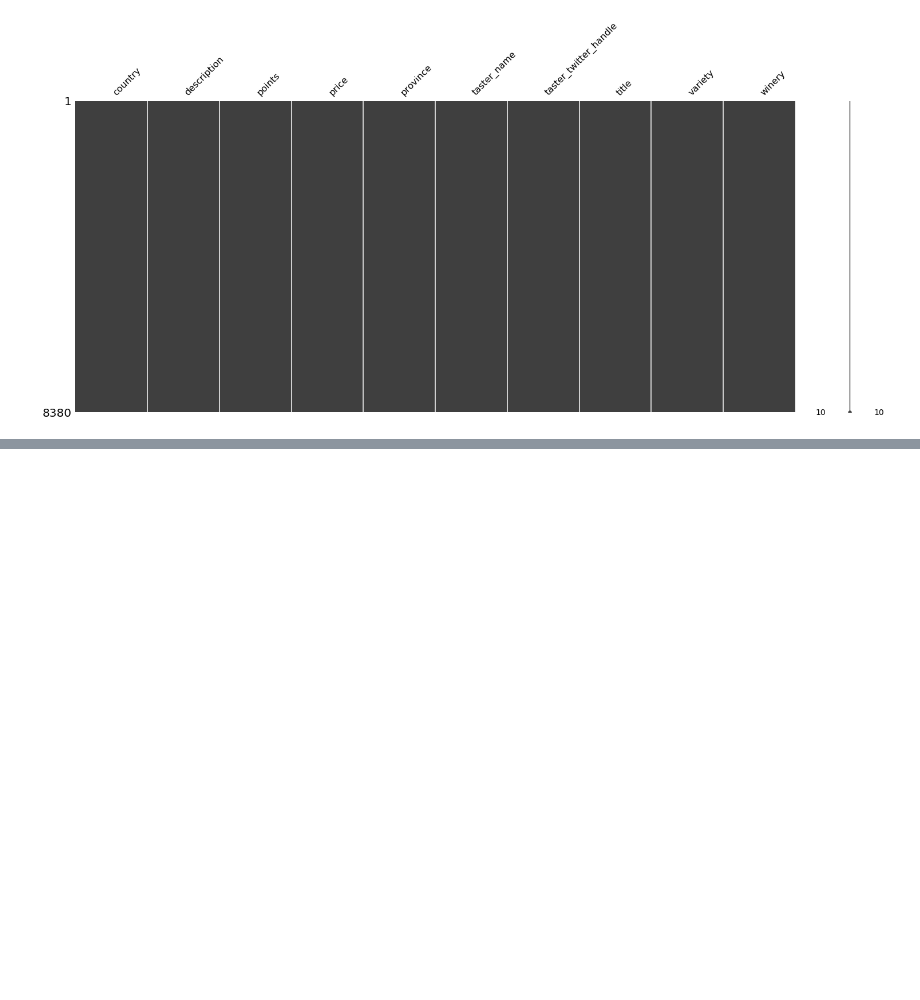
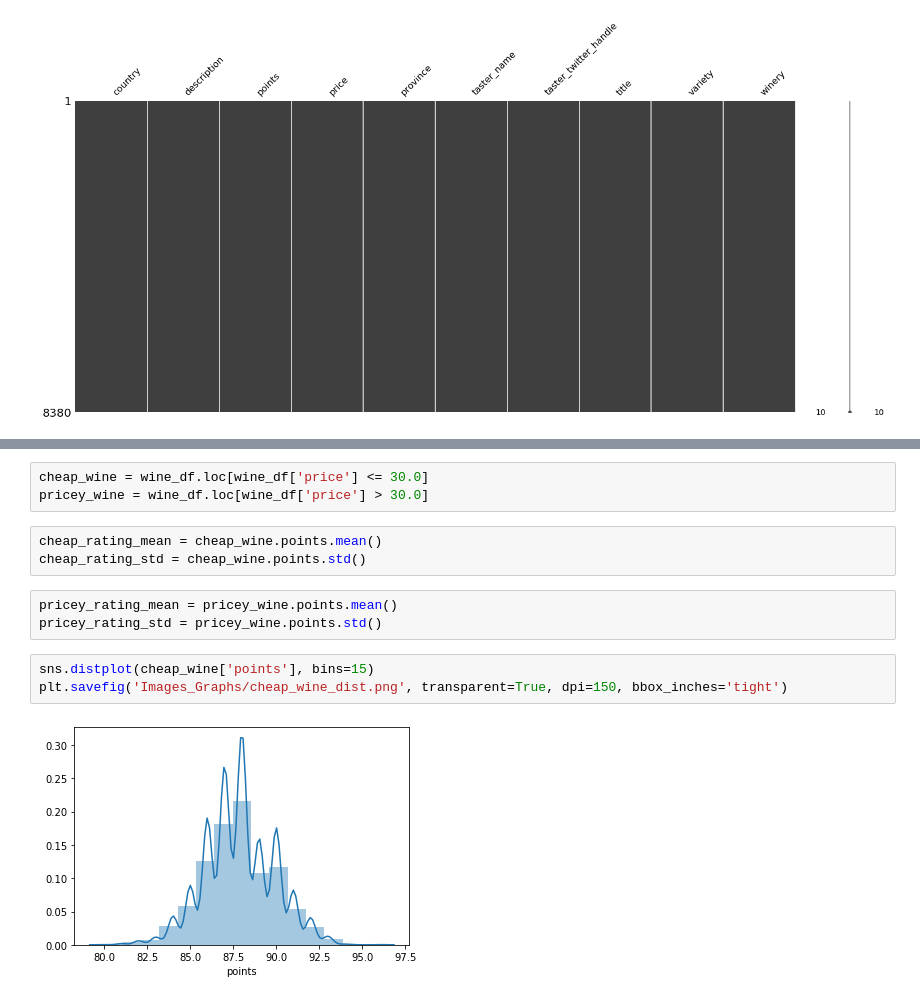
Before and after one commit to nzauner/Wine_Project, a Jupyter notebook: Wine_Analysis.ipynb, the cells around one changed output, grey strips where cells are left out. Cells and saved outputs as stored; diff of their text form; blank space fills up the shorter version.

Commit message:
graph images and cleaned data

```diff
--- a/Wine_Analysis.ipynb
+++ b/Wine_Analysis.ipynb
@@ -46,0 +92,14 @@ wine_df.groupby("country")['price'].describe()
+# %%
+cheap_wine = wine_df.loc[wine_df['price'] <= 30.0]
+pricey_wine = wine_df.loc[wine_df['price'] > 30.0]
+# %%
+cheap_rating_mean = cheap_wine.points.mean()
+cheap_rating_std = cheap_wine.points.std()
+# %%
+pricey_rating_mean = pricey_wine.points.mean()
+pricey_rating_std = pricey_wine.points.std()
+# %%
+sns.distplot(cheap_wine['points'], bins=15)
+plt.savefig('Images_Graphs/cheap_wine_dist.png', transparent=True, dpi=150, bbox_inches='tight')
+# %% [output]
+[figure, added]
```
Also changed, not shown: parts of 28 cells of this notebook, 12 other files.
